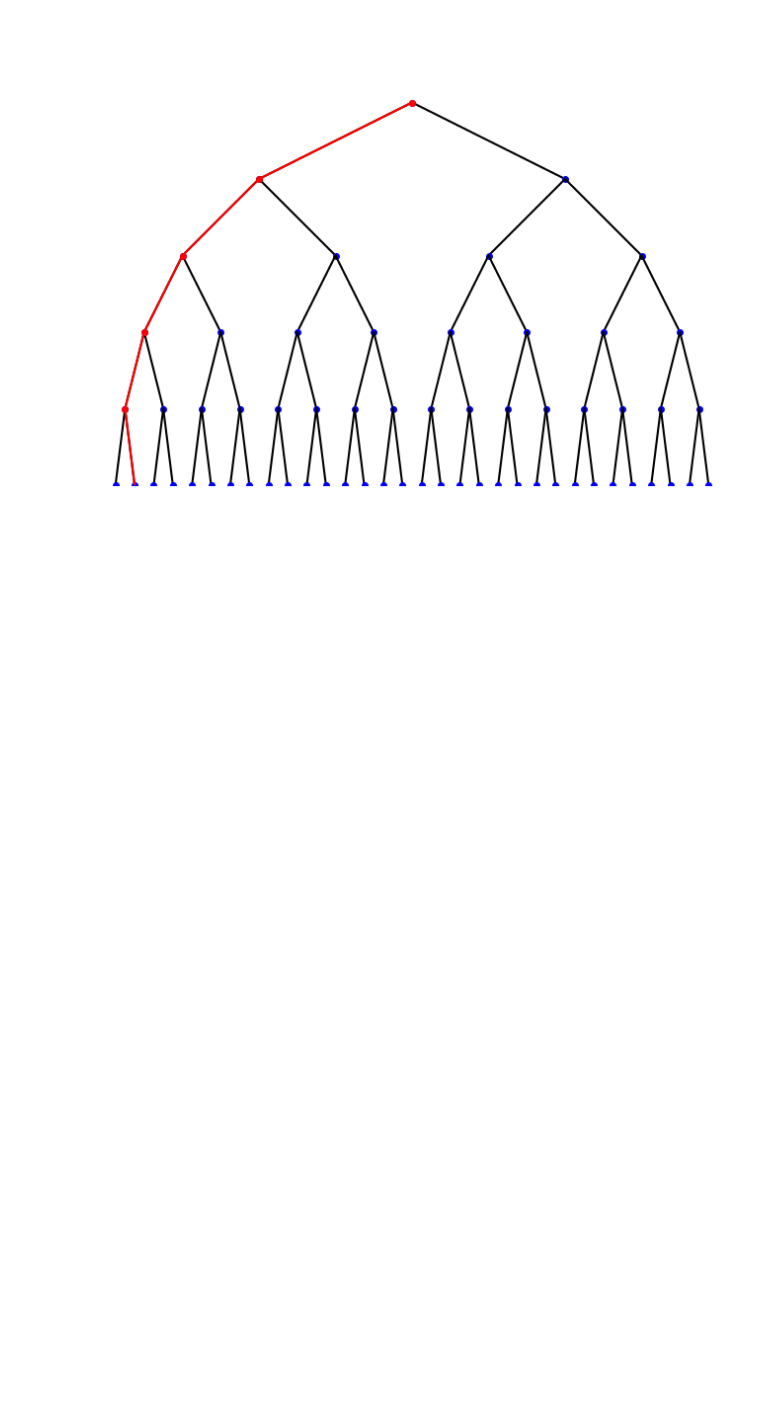
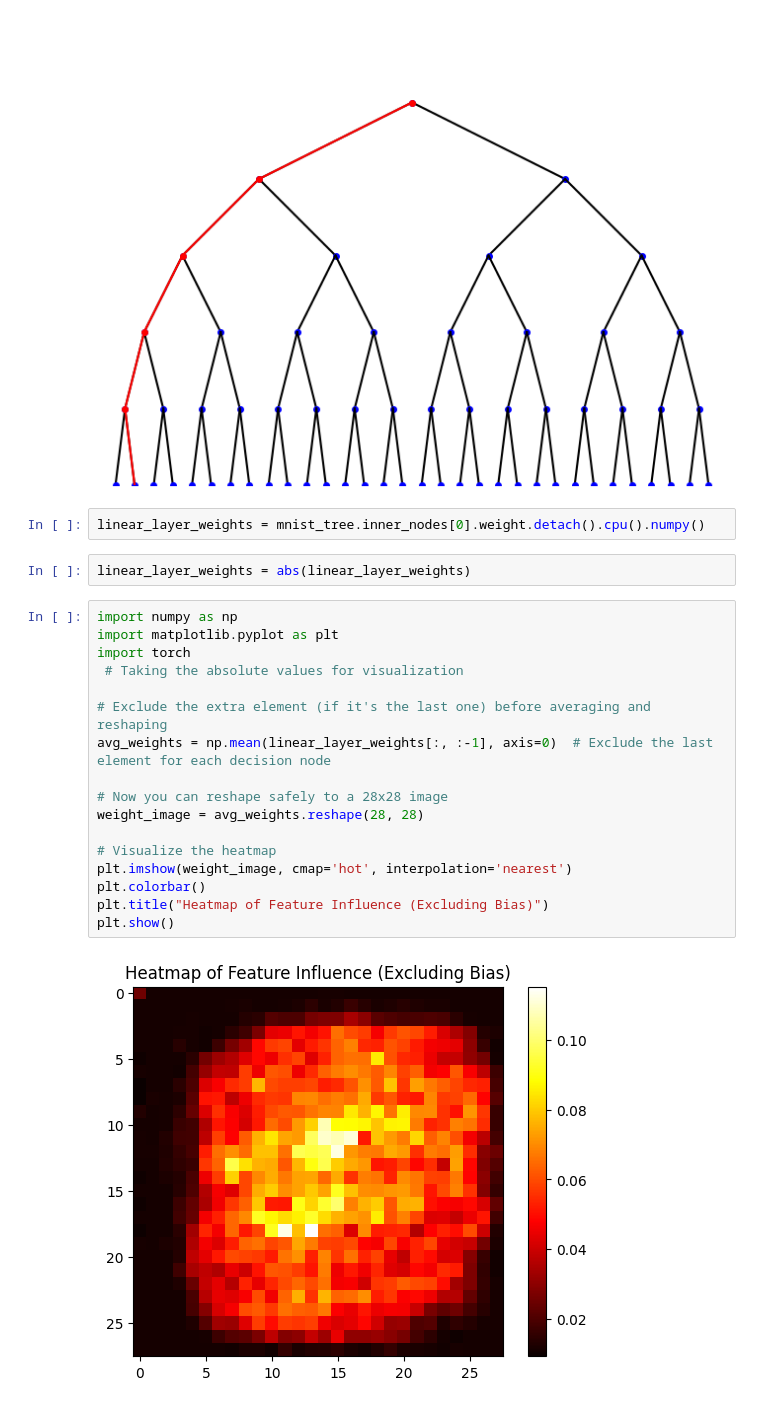
Before and after one commit to Ethan-Shapiro/Soft-Decision-Tree, a Jupyter notebook: model_viz.ipynb, the cells around one changed output. Saved outputs shown, nothing was run; the diff lists cells and outputs as text; blank space fills up the shorter version.

Commit message:
heatmap viz

```diff
--- a/model_viz.ipynb
+++ b/model_viz.ipynb
@@ -275,3 +275,26 @@ path = extract_path_from_tensors(decision_path)
 plot_complete_tree_with_decision_path(path)
 # %% [output]
 [figure]
+# %%
+linear_layer_weights = mnist_tree.inner_nodes[0].weight.detach().cpu().numpy()
+# %%
+linear_layer_weights = abs(linear_layer_weights)
+# %%
+import numpy as np
+import matplotlib.pyplot as plt
+import torch
+ # Taking the absolute values for visualization
+
+# Exclude the extra element (if it's the last one) before averaging and reshaping
+avg_weights = np.mean(linear_layer_weights[:, :-1], axis=0)  # Exclude the last element for each decision node
+
+# Now you can reshape safely to a 28x28 image
+weight_image = avg_weights.reshape(28, 28)
+
+# Visualize the heatmap
+plt.imshow(weight_image, cmap='hot', interpolation='nearest')
+plt.colorbar()
+plt.title("Heatmap of Feature Influence (Excluding Bias)")
+plt.show()
+# %% [output]
+[figure, added]
```
